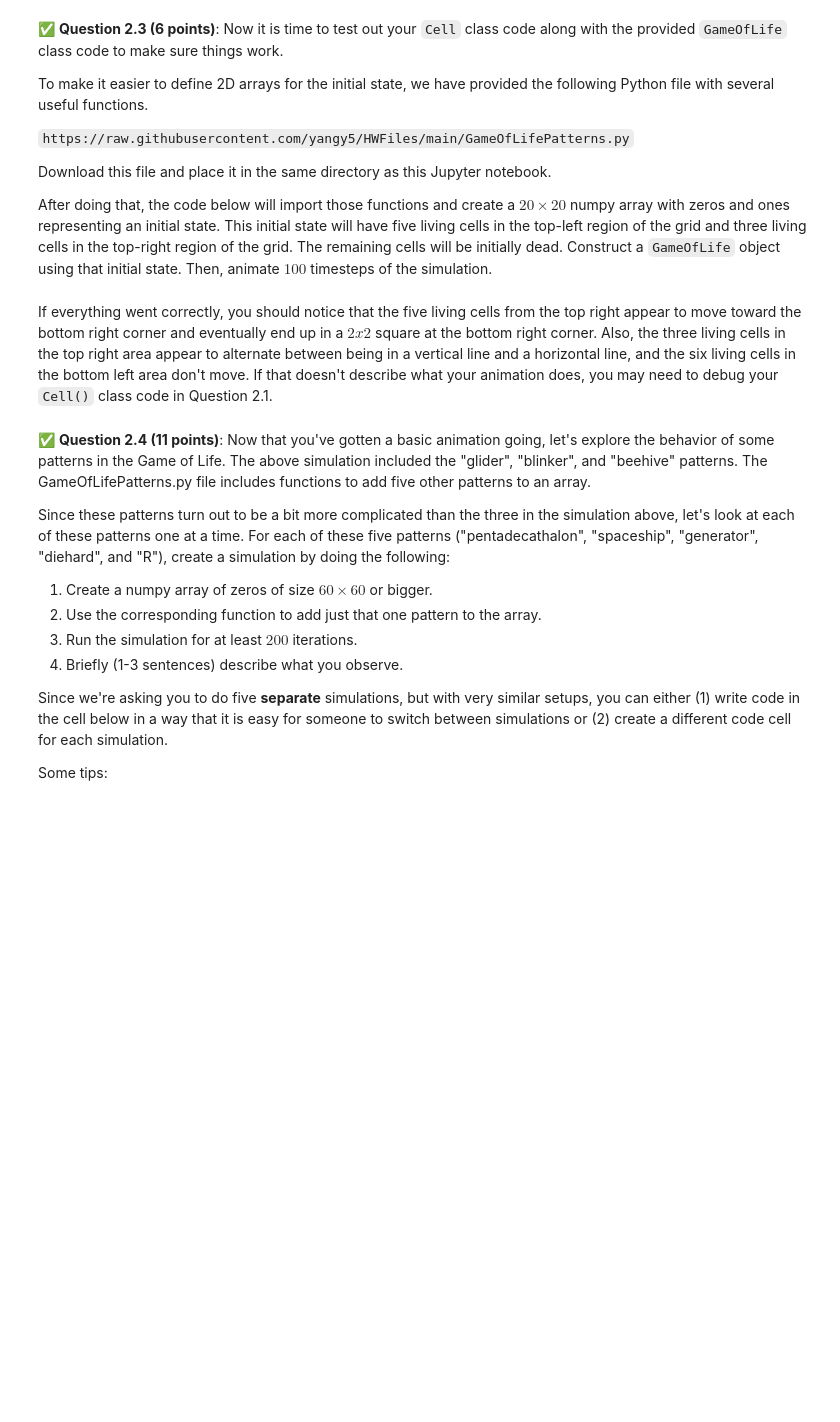
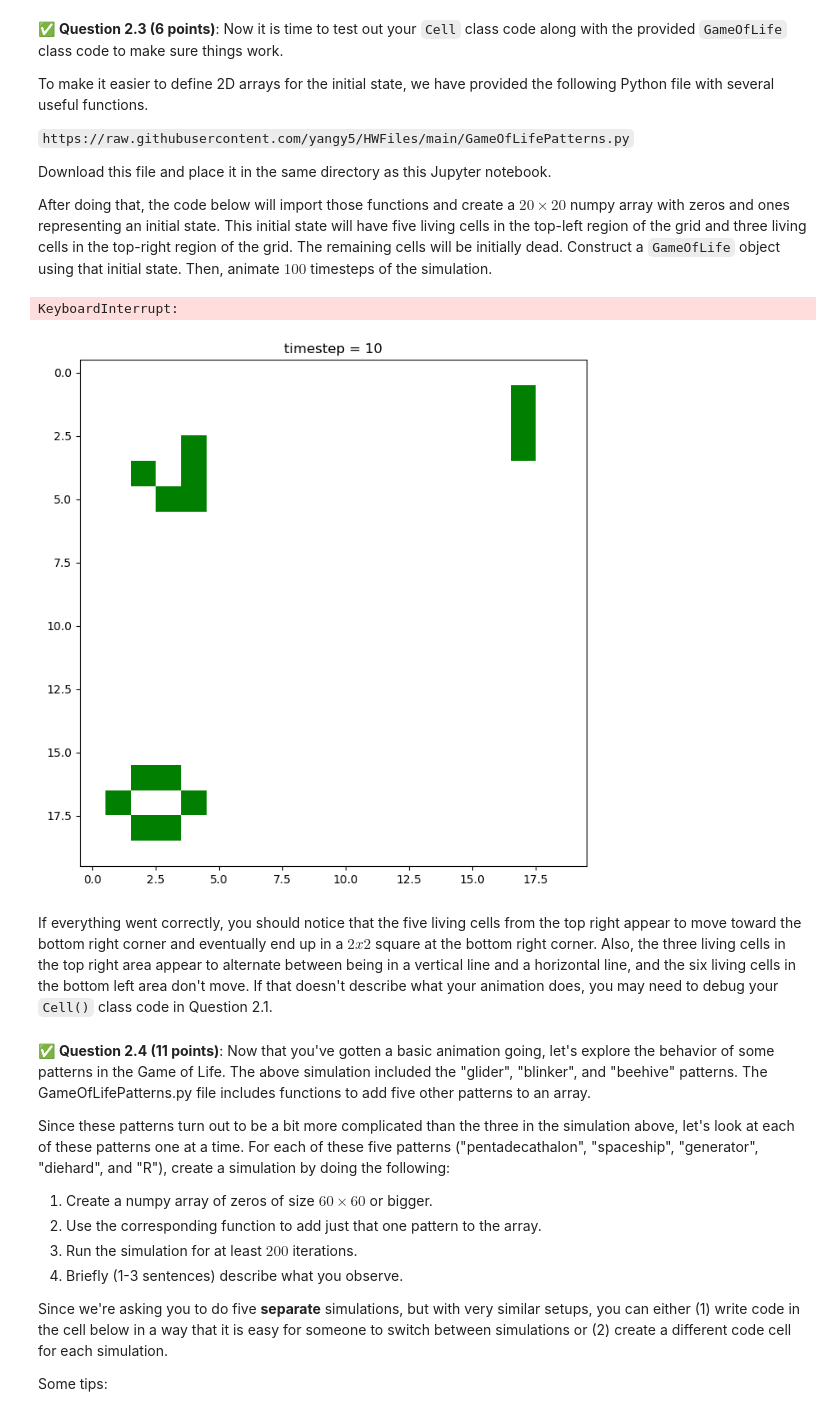
Before and after one commit to rags45/CMSE202-f23-turnin, a Jupyter notebook: hw-02/HW-02_ABMandGraphTheory-STUDENT.ipynb, the cells around one changed output. Saved outputs shown, nothing was run; the diff lists cells and outputs as text; code cells hidden in the pictures; blank space fills up the shorter version.

```diff
--- a/hw-02/HW-02_ABMandGraphTheory-STUDENT.ipynb
+++ b/hw-02/HW-02_ABMandGraphTheory-STUDENT.ipynb
@@ -88,24 +88,39 @@ class Cell():
         Add a cell to the list of neighbors
         '''
         # append neighbor_cell to neighbor_list
+        self.neighbor_list.append(neighbor_cell)
 
     def update_num_alive_neighbors(self):
         '''
         Count how many neighboring cells are currently alive
         '''
         # reset num_alive_neighbors to zero
-
+        self.num_alive_neighbors = 0
         # loop through the cells in neighbor_list
+        for cell in self.neighbor_list:
 
             # for each cell which is alive, increment num_alive_neighbors by 1
+            if cell.is_alive == True:
+                self.num_alive_neighbors += 1
 
     def update_is_alive(self):
         '''
         Update whether or not this cell is alive using the current values of is_alive and num_neighbors_alive
         '''
         # update is_alive depending on num_alive_neighbors and is_alive
+
         # if the cell is currently alive, it needs to have exactly 2 or 3 alive neighbors to stay alive
+        if self.is_alive == True:
+            if self.num_alive_neighbors == 2 or self.num_alive_neighbors == 3:
+                self.is_alive = True
+            else:
+                self.is_alive = False
         # if the cell is currently dead, it needs to have exactly 3 neighbors to become alive
+
+        else:
+            if self.is_alive == False and self.num_alive_neighbors == 3:
+                self.is_alive = True
+
 
         # NOTE: This method will be called by the GameOfLife class (see Question 2.2) on every cell AFTER calling
         # update_num_alive_neighbors() on every cell. Do NOT call update_num_alive_neighbors() in this method
@@ -217,27 +232,32 @@ After doing that, the code below will import those functions and create a $20 \t
 # %%
 # Put your code for Question 2.3 here
 
 # Import helper functions
 from GameOfLifePatterns import *
 
 # initial state array
 initial_state = np.zeros((20,20))
 initial_state = add_glider(initial_state,0,0,'SE')
 initial_state = add_blinker(initial_state,1,17,'vertical')
 initial_state = add_beehive(initial_state,16,1,'horizontal')
 
 # create a GameOfLife object using the initial_state formed above
+gameOL = GameOfLife(initial_state)
 
 # figure for animation
 fig, ax = plt.subplots(figsize=(8,8)) # change figsize if needed
 
 # draw the initial state
-
+gameOL.draw(fig)
 # loop over 100 iterations
-
+for x in range(100):
     # evolve the simulation by one timestep
-
+    gameOL.update()
     # draw the grid of cells
+    gameOL.draw(fig)
+# %% [output]
+KeyboardInterrupt:
+[figure, added]
 # %% [markdown]
 If everything went correctly, you should notice that the five living cells from the top right appear to move toward the bottom right corner and eventually end up in a $2x2$ square at the bottom right corner. Also, the three living cells in the top right area appear to alternate between being in a vertical line and a horizontal line, and the six living cells in the bottom left area don't move. If that doesn't describe what your animation does, you may need to debug your `Cell()` class code in Question 2.1.
 # %% [markdown]
```
Also changed, not shown: parts of 15 cells of this notebook.
